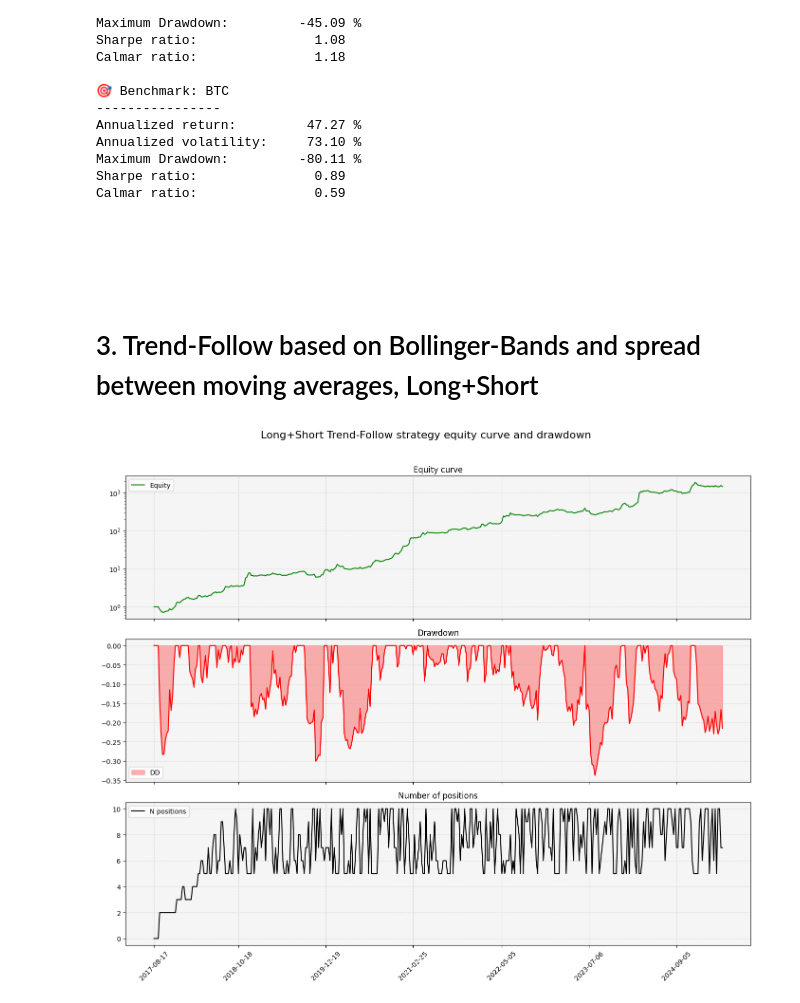
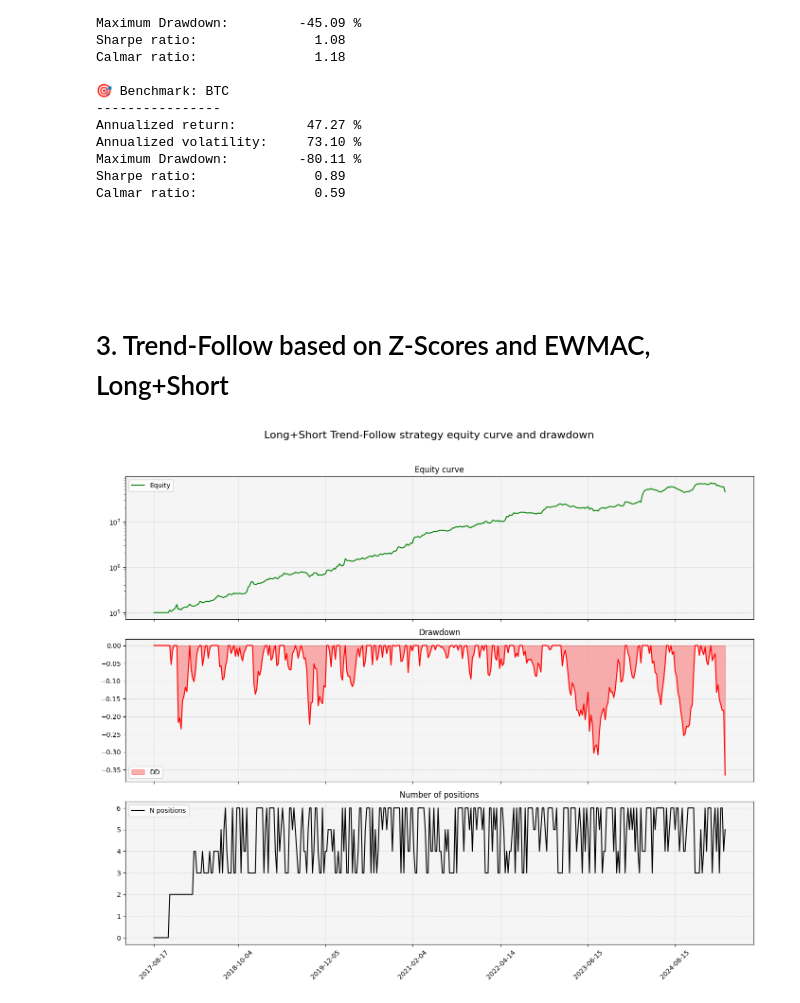
Before and after one commit to nicolasdd1996/crypto-trend-follow, a Jupyter notebook: notebooks/crypto_trend.ipynb, the cells around one changed output. Drawn from its saved outputs; the diff is of its cells as text; code cells hidden in the pictures.

```diff
--- a/notebooks/crypto_trend.ipynb
+++ b/notebooks/crypto_trend.ipynb
@@ -591,7 +591,7 @@ Maximum Drawdown:         -80.11 %
 Sharpe ratio:               0.89
 Calmar ratio:               0.59
 # %% [markdown]
-# <br><br> 3. Trend-Follow based on Bollinger-Bands and spread between moving averages, Long+Short
+# <br><br> 3. Trend-Follow based on Z-Scores and EWMAC, Long+Short
 # %%
 # Price history of coins that has been in the Top 20 by market cap.
 # There is a column with a flag, 0 or 1, depending on the coing being in the Top 20 or not at that specific date.
@@ -646,7 +651,7 @@ data_copy.index = range(len(data_copy))
 target_vol = 0.5
 
 fee = 0.035 # Hyperliquid Taker fee
-slippage = 0.01
+slippage = 0.1 # Conservative slippage assumption
 
 # ------------------------------------------
 for coin in coins:
@@ -655,11 +660,12 @@ for coin in coins:
     # Filter coins with too large or small volatility
     mask_2 = (data_copy[f'{coin}_vol'] > 2) | (data_copy[f'{coin}_vol'] < 0.2)
 
-    data_copy.loc[mask_2 | mask_3, f'{coin}_trend'] = 0
+    data_copy.loc[mask_1 | mask_2, f'{coin}_trend'] = 0
 
 # ------------------------------------------
 # Calculation of weekly returns
-total_returns, total_positions =  [0], [0]
+equity = [1e5] # Initial equity of 10k$
+total_positions =  [0]
 for i, row in data_copy.iterrows():
     if i >= len(data_copy)-1:
         break
@@ -672,41 +678,44 @@ for i, row in data_copy.iterrows():
     # Short signals, when Trend < 0
     short_signals = {coin: row[f'{coin}_trend'] for coin in top20_coins if row[f'{coin}_trend'] < 0}
 
-    # Sort coins for Long positions, take best 5
-    long_coins = sorted(long_signals.items(), key=lambda x: x[1], reverse=True)[:5]
-    # Sort coins for Short positions, take worst 5
-    short_coins = sorted(short_signals.items(), key=lambda x: x[1], reverse=False)[:5]
+    # Sort coins for Long positions, take best 3
+    long_coins = sorted(long_signals.items(), key=lambda x: x[1], reverse=True)[:3]
+    # Sort coins for Short positions, take worst 3
+    short_coins = sorted(short_signals.items(), key=lambda x: x[1], reverse=False)[:3]
 
     long_coins, short_coins = [coin[0] for coin in long_coins], [coin[0] for coin in short_coins]
 
     # Calculate strategy 1-week return
-    week_r = 0
+    dollar_profit = 0
     for coin in long_coins:
         if pd.isna(data_copy.loc[i+1, f'{coin}_close']):
             continue
-        position = row[f'{coin}_trend'] * target_vol / row[f'{coin}_vol'] / len(long_coins)
+        dollar_position = equity[-1] * target_vol / row[f'{coin}_vol'] / len(long_coins)
         buy_price = data_copy.loc[i, f'{coin}_close'] * (1 + fee/100 + slippage/100)
         sell_price = data_copy.loc[i+1, f'{coin}_close'] * (1 - fee/100 - slippage/100)
-        week_r += (sell_price / buy_price - 1) * position
+        dollar_profit += ((sell_price - buy_price) / buy_price) * dollar_position
 
     for coin in short_coins:
         if pd.isna(data_copy.loc[i+1, f'{coin}_close']):
             continue
-        # Trend signal is negative, so we take the abs, and then calculate return as buy_price/sell_price (short position)
-        position = abs(row[f'{coin}_trend']) * target_vol / row[f'{coin}_vol'] / len(short_coins)
-        buy_price = data_copy.loc[i, f'{coin}_close'] * (1 + fee/100 + slippage/100)
-        sell_price = data_copy.loc[i+1, f'{coin}_close'] * (1 - fee/100 - slippage/100)
-        week_r += (buy_price / sell_price - 1) * position
+        # Short position, so Buy today and Sell tomorrow
+        dollar_position = equity[-1] * target_vol / row[f'{coin}_vol'] / len(short_coins)
+        sell_price = data_copy.loc[i, f'{coin}_close'] * (1 - fee/100 - slippage/100)
+        buy_price = data_copy.loc[i+1, f'{coin}_close'] * (1 + fee/100 + slippage/100)
+        dollar_profit += ((sell_price - buy_price) / buy_price) * dollar_position
 
-    total_returns.append(week_r)
+    if pd.isna(dollar_profit):
+        dollar_profit = 0
+
+    equity.append(equity[-1] + dollar_profit)
     total_positions.append(len(long_coins) + len(short_coins))
 
 # ------------------------------------------
 # Calculation of equity curve
 data_copy['n_positions'] = total_positions
-data_copy['week_r'] = total_returns
-data_copy.dropna(subset=['week_r'], inplace=True)
-data_copy['equity'] = (data_copy['week_r'] + 1).cumprod()
+# data_copy['week_r'] = total_returns
+# data_copy.dropna(subset=['week_r'], inplace=True)
+data_copy['equity'] = equity
 
 # ------------------------------------------
 # Plot
@@ -726,34 +735,34 @@ fig.suptitle("Long+Short Trend-Follow strategy equity curve and drawdown", fonts
 
 # --- Subplot 1: Asset vs Strategy (log scale)
 axes[0].plot(data_copy['date'], data_copy['equity'], label='Equity', color='green', linewidth=1.5)
 axes[0].set_yscale('log')
 axes[0].set_title("Equity curve", fontsize=12)
 axes[0].legend()
 
 # --- Subplot 2: Position
 axes[1].fill_between(data_copy['date'], 0, data_copy['drawdown'], label='DD', color='red', alpha=0.3)
 axes[1].plot(data_copy['date'], data_copy['drawdown'], color='red', linewidth=1.5)
 axes[1].set_title('Drawdown', fontsize=12)
 axes[1].legend()
 
 # --- Subplot 3: Breadth model & BTC Trend
 axes[2].plot(data_copy['date'], data_copy['n_positions'], label='N positions', color='black', linewidth=1.5)
 axes[2].set_title('Number of positions', fontsize=12)
 axes[2].legend()
 
 # --- Eje X: formato fecha
 axes[-1].xaxis.set_major_locator(mdates.AutoDateLocator())
 plt.setp(axes[-1].xaxis.get_majorticklabels(), rotation=45)
 
 # --- Estilo común
 for ax in axes:
     ax.grid(True, linestyle='--', alpha=0.4)
     ax.set_facecolor('whitesmoke')
 
 plt.tight_layout(rect=[0, 0, 1, 0.96])
 plt.show()
 # %% [output]
-[figure, old version]
+[figure, new version]
 # %%
 pf = vbt.Portfolio.from_signals(
     close=data_copy['equity'].dropna(),
```
Also changed, not shown: parts of 3 cells of this notebook.
